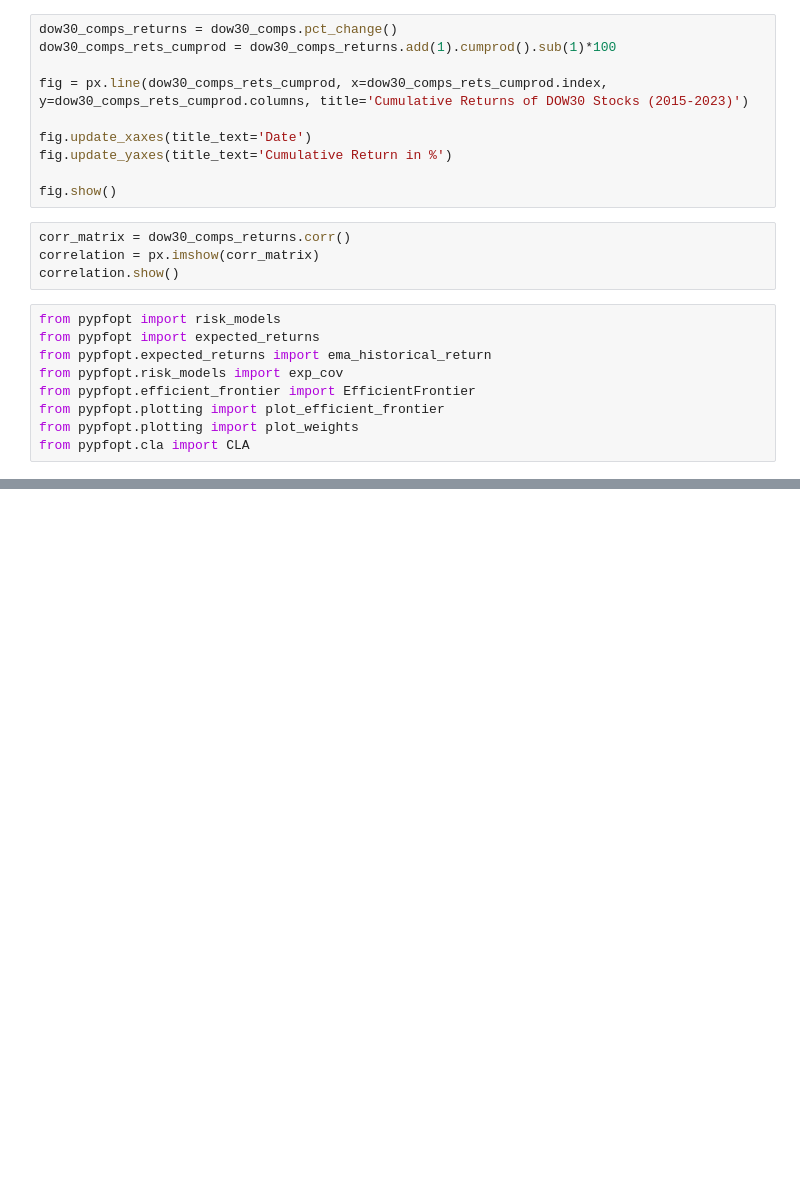
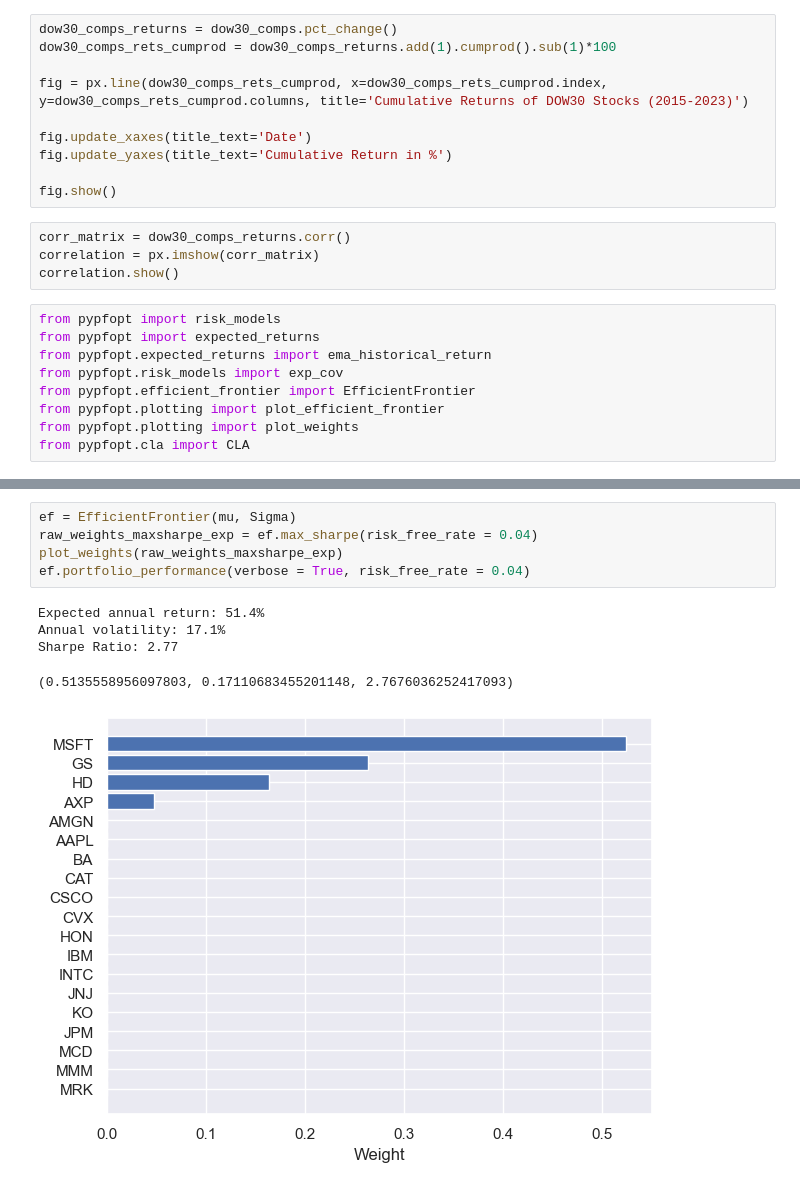
Before and after one commit to abhijay-agarwal/python-experiments, a Jupyter notebook: allocations.ipynb, the cells around one changed output, grey strips where cells are left out. Cells and saved outputs as stored; diff of their text form; blank space fills up the shorter version.

```diff
--- a/allocations.ipynb
+++ b/allocations.ipynb
@@ -180,0 +268,11 @@ from pypfopt.cla import CLA
+# %%
+ef = EfficientFrontier(mu, Sigma)
+raw_weights_maxsharpe_exp = ef.max_sharpe(risk_free_rate = 0.04)
+plot_weights(raw_weights_maxsharpe_exp)
+ef.portfolio_performance(verbose = True, risk_free_rate = 0.04)
+# %% [output]
+Expected annual return: 51.4%
+Annual volatility: 17.1%
+Sharpe Ratio: 2.77
+(0.5135558956097803, 0.17110683455201148, 2.7676036252417093)
+[figure, added]
```
Also changed, not shown: parts of 8 cells of this notebook, 1 other file.
